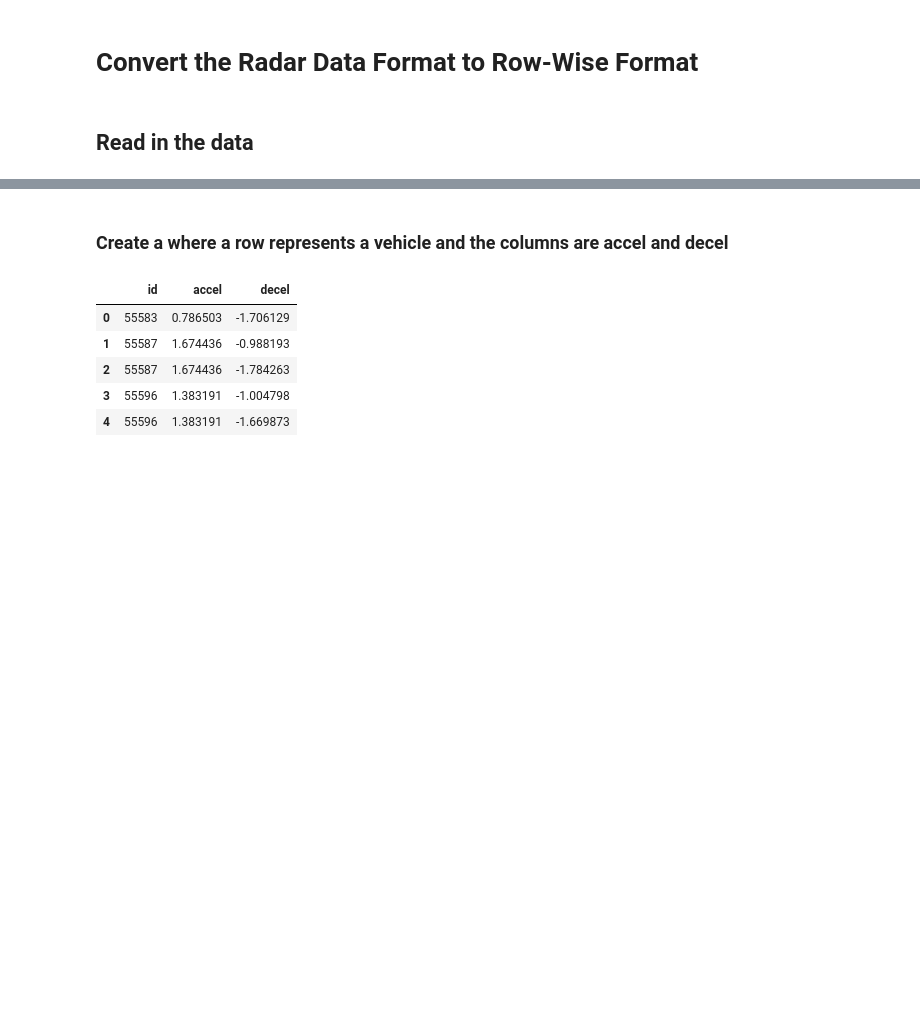
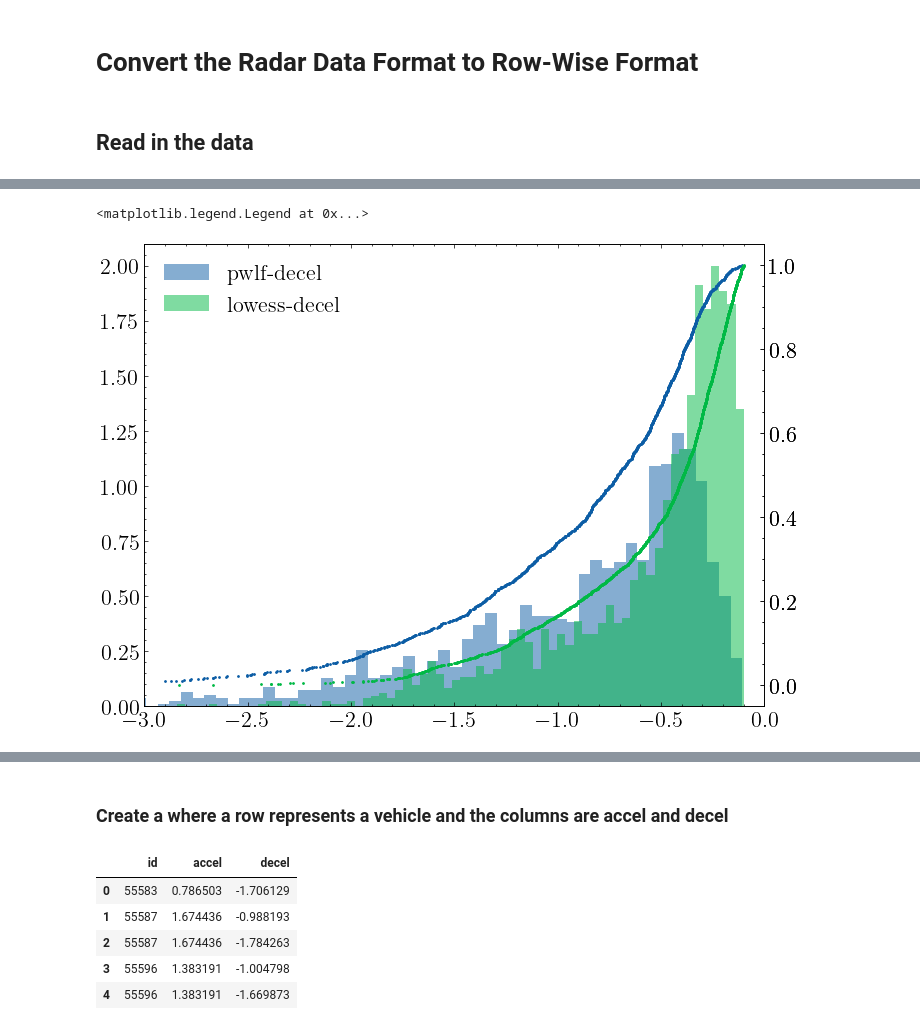
Before and after one commit to UnivOfAlabama-BittleResearchGroup/sumo-uc-2023, a Jupyter notebook: notebooks/make_veh_descript_table.ipynb, the cells around one changed output, grey strips where cells are left out. Drawn from its saved outputs; the diff is of its cells as text; code cells hidden in the pictures; blank space fills up the shorter version.

```diff
--- a/notebooks/make_veh_descript_table.ipynb
+++ b/notebooks/make_veh_descript_table.ipynb
@@ -24,0 +146,27 @@ types_df.loc[(types_df['type_decel'] > 0), 'type_decel'].sum(), types_df.loc[(ty
+# %%
+import scienceplots
+import matplotlib.pyplot as plt
+import seaborn as sns
+
+plt.style.use("science")
+plt.rcParams.update({"font.size": 16})
+
+# create a color palette
+palette = colors = sns.color_palette("Paired", 8, desat=0.8)
+# get every other color
+colors = [palette[i] for i in range(0, len(palette), 2)]
+
+# plot pwlf accel vs decel
+fig, ax = plt.subplots(figsize=(8, 6))
+hist_ecdf(
+    ("pwlf-decel", pwlf_data_decel),
+    ("lowess-decel", lowess_decel),
+    ax=ax,
+    colors=["C0", "C1"],
+    limits=(-3, 0),
+)
+
+ax.legend()
+# %% [output]
+<matplotlib.legend.Legend at 0x...>
+[figure, added]
```
Also changed, not shown: parts of 44 cells of this notebook, 18 other files.
